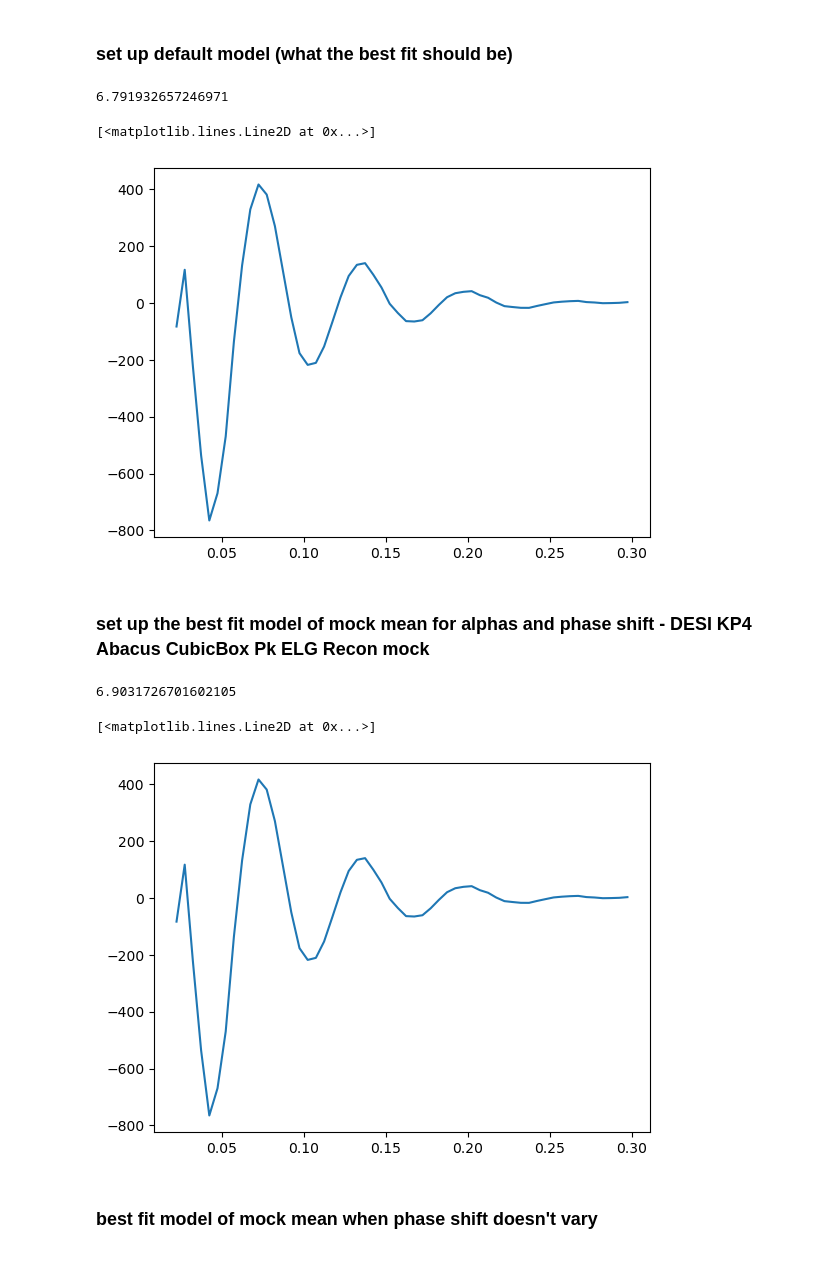
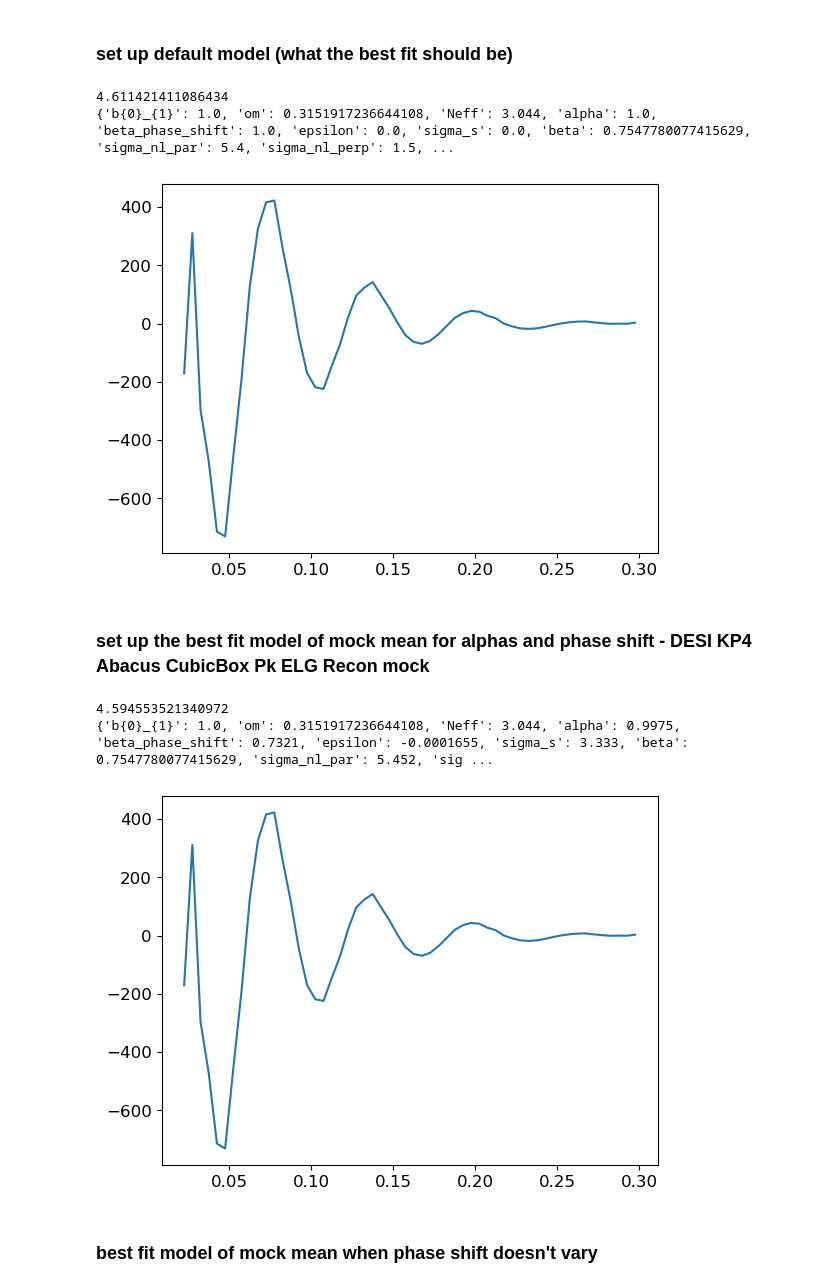
Before and after one commit to abbew25/Barry, a Jupyter notebook: investigations/testing_fits_withphaseshiftNeff.ipynb, the cells around one changed output. Drawn from its saved outputs; the diff is of its cells as text; code cells hidden in the pictures.

```diff
--- a/investigations/testing_fits_withphaseshiftNeff.ipynb
+++ b/investigations/testing_fits_withphaseshiftNeff.ipynb
@@ -26,7 +26,7 @@ from barry.models.model import Correction # class for applying corrections to th
 from barry.utils import weighted_avg_and_cov # function for getting avg and covariance
 
 # settings
-CV = False
+CV = True
 # %% [markdown]
 ### load in the data
 # %%
@@ -88,7 +88,7 @@ model = PowerBeutler2017(
                 recon='sym',
                 isotropic=False,
                 n_poly=6,                                 # 6 polynomial terms for P(k)
-                vary_phase_shift_neff=True,
+                #vary_phase_shift_neff=True,
                 use_classorcamb='CLASS',
                 dilate_smooth=True,
                 marg='full'
@@ -128,36 +128,41 @@ params_dict = {j.name: j.default for j in model.params}
 #print(model.redshift)
 # kd, pkdsmooth, poly = model.compute_power_spectrum(ks, params_dict, smooth=True)
 # kd, pkd, poly = model.compute_power_spectrum(ks, params_dict)
 
 # print(dir(dataset_pk))
 # wigglesmonomodel = pkd[0]/pkdsmooth[0]
 #print(pkd)
 
 # data = model.get_model(params_dict, dataset_pk.get_data()[0])
 # data_smooth = model.get_model(params_dict, dataset_pk.get_data()[0], smooth=True)
 # print(len(data))
 
 # plt.plot(dataset_pk.w_ks_output, data[0][:160] * dataset_pk.w_ks_output)#/data_smooth[0][:160])
 # plt.errorbar(dataset_pk.ks, dataset_pk.data[:,0] * dataset_pk.ks,#/pk_smooth_data,
 #              err * dataset_pk.ks,
 #              label='data', color='grey', linestyle='--',
 #     markersize = 4, marker='o')
 # plt.xlim(np.min(dataset_pk.ks), np.max(dataset_pk.ks))
 # #plt.ylim(np.min(dataset_pk.data[:,0]), np.max(dataset_pk.data[:,0]))
 
 #model.plot(params_dict)
 
 new_chi_squared_default, dof, bband, mods_default, smooths_default = model.get_model_summary(params_dict)
 
 # print(smooths[0][0])
 
 print(new_chi_squared_default)
 
 plt.plot(dataset_pk.ks, dataset_pk.data[:,0]-smooths_default[0][0])
+
+print(params_dict)
+
+interpdefmod = CubicSpline(dataset_pk.ks, mods_default[0][0])
+interpdefsmooth = CubicSpline(dataset_pk.ks, smooths_default[0][0])
 # %% [output]
-6.791932657246971
+4.611421411086434
+{'b{0}_{1}': 1.0, 'om': 0.3151917236644108, 'Neff': 3.044, 'alpha': 1.0, 'beta_phase_shift': 1.0, 'epsilon': 0.0, 'sigma_s': 0.0, 'beta': 0.7547780077415629, 'sigma_nl_par': 5.4, 'sigma_nl_perp': 1.5, ...
-[<matplotlib.lines.Line2D at 0x...>]
-[figure, old version]
+[figure, new version]
 # %% [markdown]
 ### set up the best fit model of mock mean for alphas and phase shift - DESI KP4 Abacus CubicBox Pk ELG Recon mock
 # %%
@@ -170,6 +175,7 @@ if not CV:
                     isotropic=False,                          # Analytic marginalisation
                     n_poly=6,                                 # 6 polynomial terms for P(k)
                     vary_phase_shift_neff=True,
+                    dilate_smooth=True,
                     use_classorcamb='CLASS',
                     marg='full',
     )
@@ -221,7 +227,8 @@ if CV:
                     n_poly=6,                                 # 6 polynomial terms for P(k)
                     vary_phase_shift_neff=True,
                     use_classorcamb='CLASS',
-                    marg='full'
+                    marg='full',
+                    dilate_smooth=True
     )
     sigma_nl_par = {None: 8.35, "sym": 5.452}
     sigma_nl_perp = {None: 4.35, "sym": 1.551}
@@ -266,12 +273,16 @@ if CV:
 #modelBF.plot(params_dict)
 
 print(new_chi_squared_BF)
+print(params_dict)
 
 plt.plot(dataset_pk.ks, dataset_pk.data[:,0]-smooths_BF[0][0])
+
+interpBFmod = CubicSpline(dataset_pk.ks, modsBF[0][0])
+interpBFsmooth = CubicSpline(dataset_pk.ks, smooths_BF[0][0])
 # %% [output]
-6.9031726701602105
+4.594553521340972
+{'b{0}_{1}': 1.0, 'om': 0.3151917236644108, 'Neff': 3.044, 'alpha': 0.9975, 'beta_phase_shift': 0.7321, 'epsilon': -0.0001655, 'sigma_s': 3.333, 'beta': 0.7547780077415629, 'sigma_nl_par': 5.452, 'sig ...
-[<matplotlib.lines.Line2D at 0x...>]
-[figure, old version]
+[figure, new version]
 # %% [markdown]
 ### best fit model of mock mean when phase shift doesn't vary
 # %%
```
Also changed, not shown: parts of 6 cells of this notebook, 5 other files.
